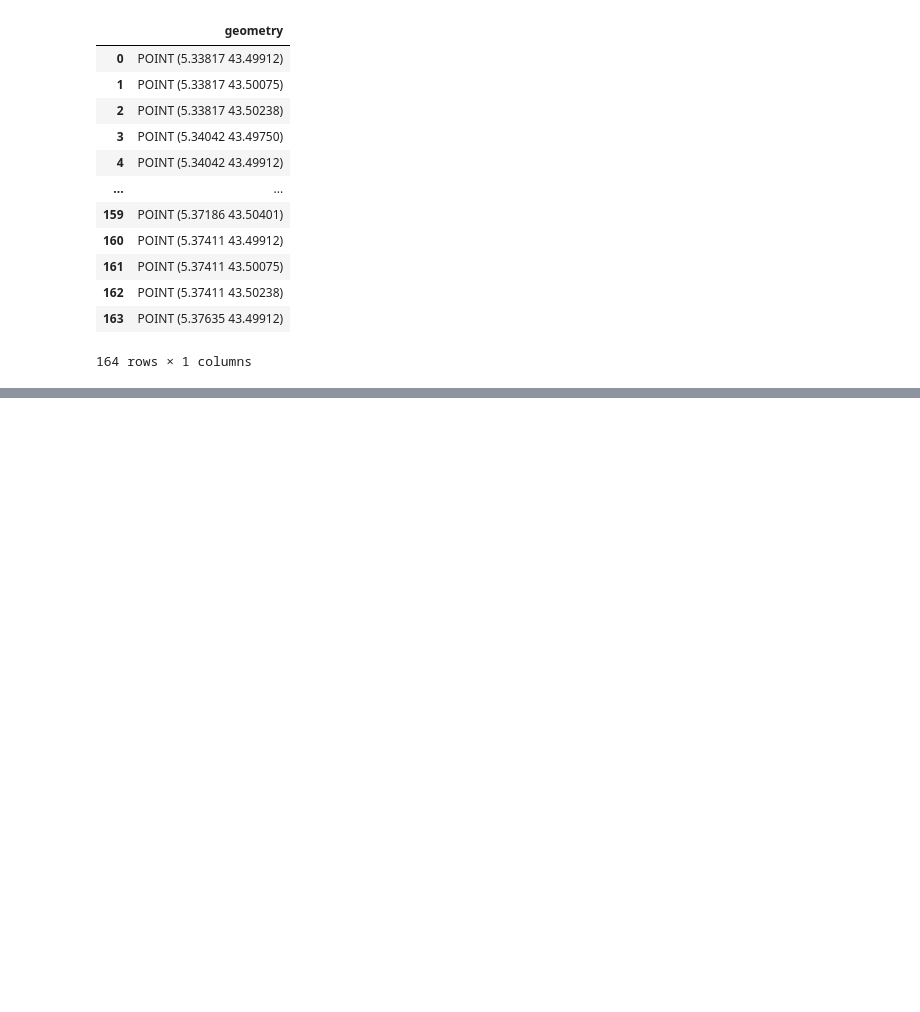
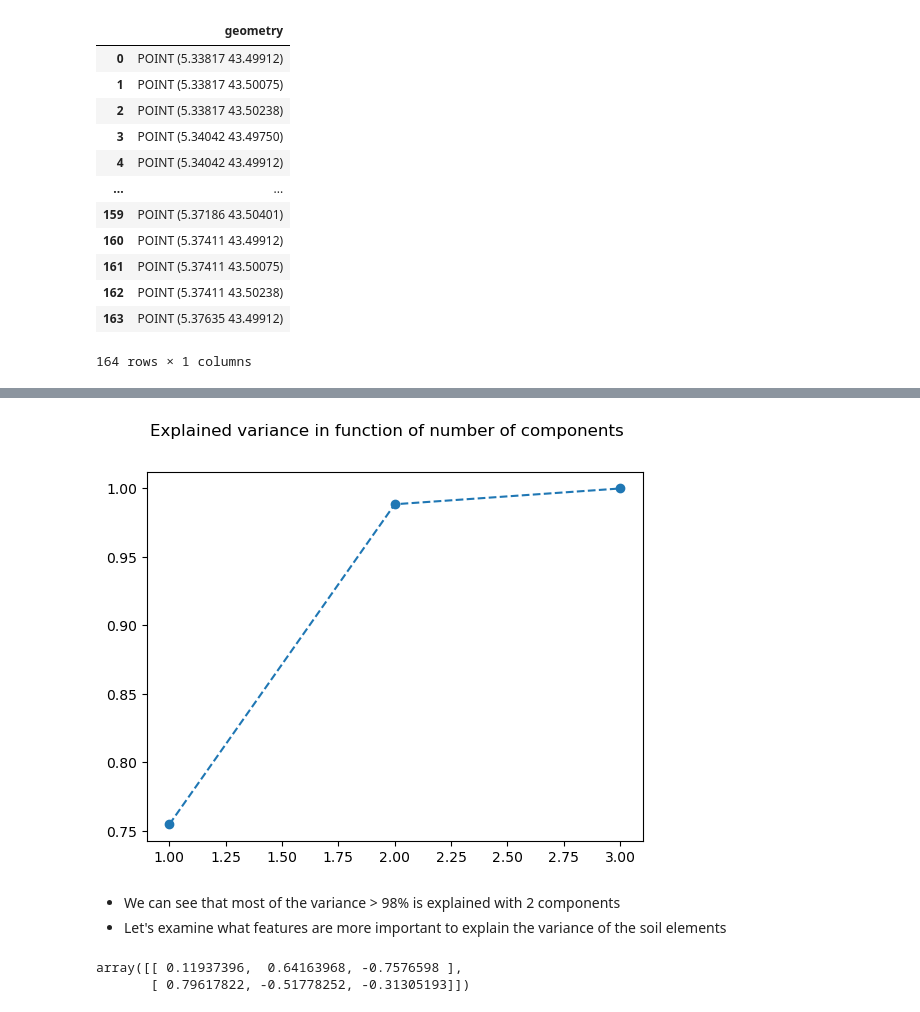
Before and after one commit to juliencarponcy/praxis, a Jupyter notebook: praxis/examples/test_nb.ipynb, the cells around one changed output, grey strips where cells are left out. Saved outputs shown, nothing was run; the diff lists cells and outputs as text; code cells hidden in the pictures; blank space fills up the shorter version.

```diff
--- a/praxis/examples/test_nb.ipynb
+++ b/praxis/examples/test_nb.ipynb
@@ -7,7 +7,11 @@ import geopandas as gpd
 ### Read the GeoJSON file and extract the target polygon
 # %%
 test_filename = 'test.geojson'
-test_filepath = Path(os.getcwd()).parent / 'data' / test_filename
+data_path = Path(os.getcwd()).parent / 'data'
+figure_path = Path(os.getcwd()).parent / 'figures'
+
+test_filepath = data_path / test_filename
 # Read the GeoJSON file
 
-gdf = gpd.read_file(test_filepath)
+target_gdf = gpd.read_file(test_filepath)
+target_gdf
@@ -166,0 +449,27 @@ array(['>200'], dtype=object)
+# %%
+from sklearn.decomposition import PCA
+from sklearn.preprocessing import StandardScaler
+
+soil_cat_cols = ['Clay', 'Sand', 'Silt']
+scaler = StandardScaler()
+scaled_soil_content = scaler.fit_transform(gdf[soil_cat_cols])
+
+pca = PCA()
+pca.fit(gdf[soil_cat_cols])
+
+plt.figure()
+plt.plot(range(1,4), pca.explained_variance_ratio_.cumsum(), marker = 'o', linestyle = '--')
+plt.suptitle('Explained variance in function of number of components')
+pca = PCA(n_components=2)
+pca.fit(gdf[soil_cat_cols])
+scores_pca_soil = pca.transform(gdf[soil_cat_cols])
+# %% [output]
+[figure, added]
+# %% [markdown]
+- We can see that most of the variance > 98% is explained with 2 components
+- Let's examine what features are more important to explain the variance of the soil elements
+# %%
+pca.components_
+# %% [output]
+array([[ 0.11937396,  0.64163968, -0.7576598 ],
+       [ 0.79617822, -0.51778252, -0.31305193]])
```
Also changed, not shown: parts of 38 cells of this notebook, 5 other files.
